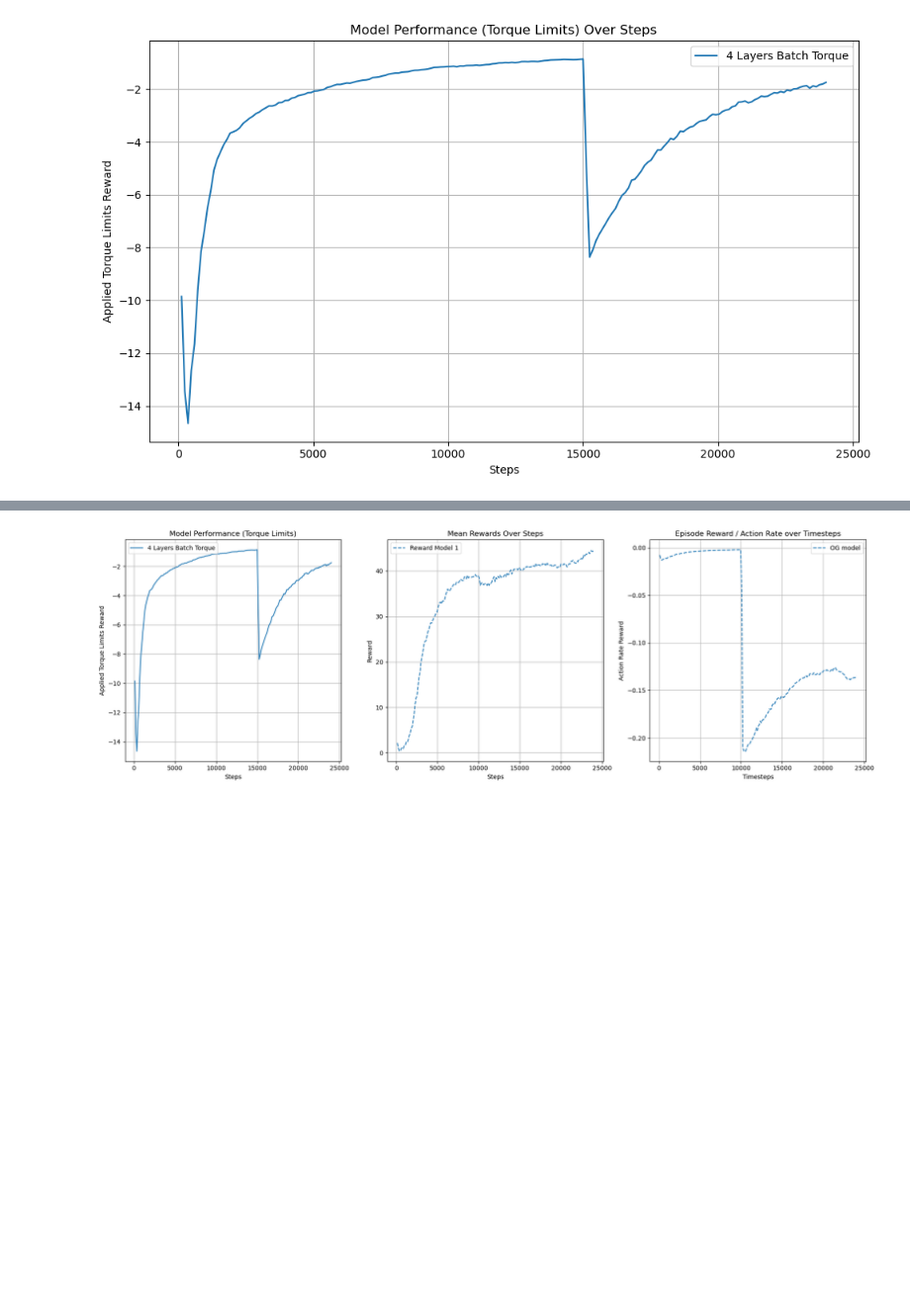
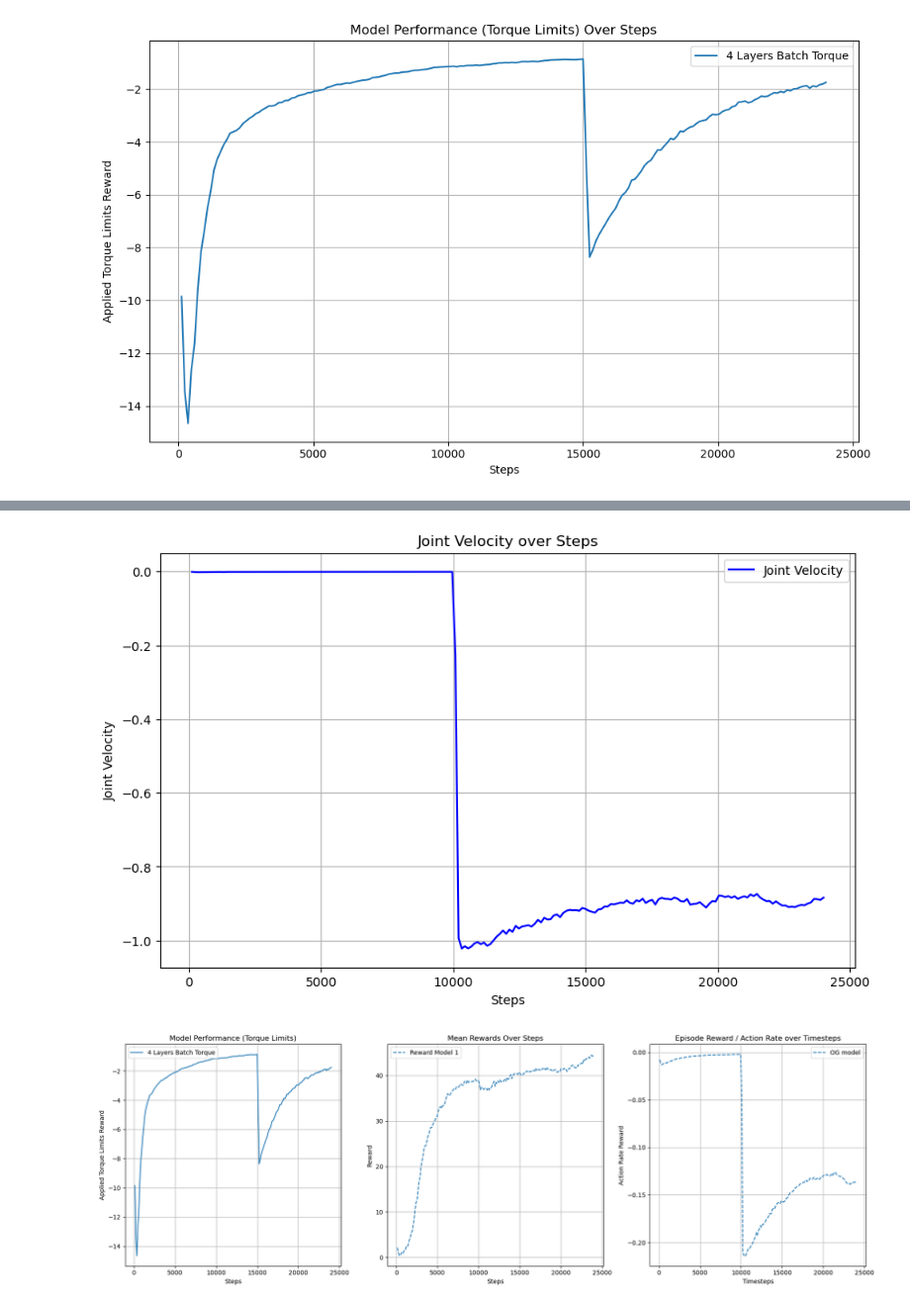
Before and after one commit to marcali/orbit-surgical-marcali, a Jupyter notebook: tables.ipynb, the cells around one changed output, grey strips where cells are left out. Shown at 99% size. Saved outputs shown, nothing was run; the diff lists cells and outputs as text; code cells hidden in the pictures; blank space fills up the shorter version.

```diff
--- a/tables.ipynb
+++ b/tables.ipynb
@@ -207,3 +293,38 @@ plt.show()
+# %%
+import pandas as pd
+import matplotlib.pyplot as plt
+
+# Load the joint velocity dataset
+joint_velocity_data = pd.read_csv('data/rewards/joint_vel/skrl_lift_2024-09-13_22-25-30-og-Jvel.csv')
+
+# Plotting function for multiple datasets
+def plot_velocity(data, label, color):
+    plt.plot(data['Step'], data['Value'], label=label, color=color)
+
+# Create the plot for joint velocity
+plt.figure(figsize=(10,6))
+
+# Plot joint velocity data
+plot_velocity(joint_velocity_data, label='Joint Velocity', color='blue')
+
+# Optionally add another dataset (e.g., joint velocity from a second CSV):
+# Uncomment the next lines to add another CSV file:
+# another_velocity_data = pd.read_csv('path_to_another_csv.csv')
+# plot_velocity(another_velocity_data, label='Another Dataset', color='green')
+
+# Adding labels and title
+plt.title('Joint Velocity over Steps')
+plt.xlabel('Steps')
+plt.ylabel('Joint Velocity')
+
+# Show legend
+plt.legend()
+
+# Show plot
+plt.grid(True)
+plt.show()
+# %% [output]
+[figure, added]
 # %%
 import pandas as pd
 import matplotlib.pyplot as plt
```
Also changed, not shown: parts of 16 cells of this notebook, 7 other files.
